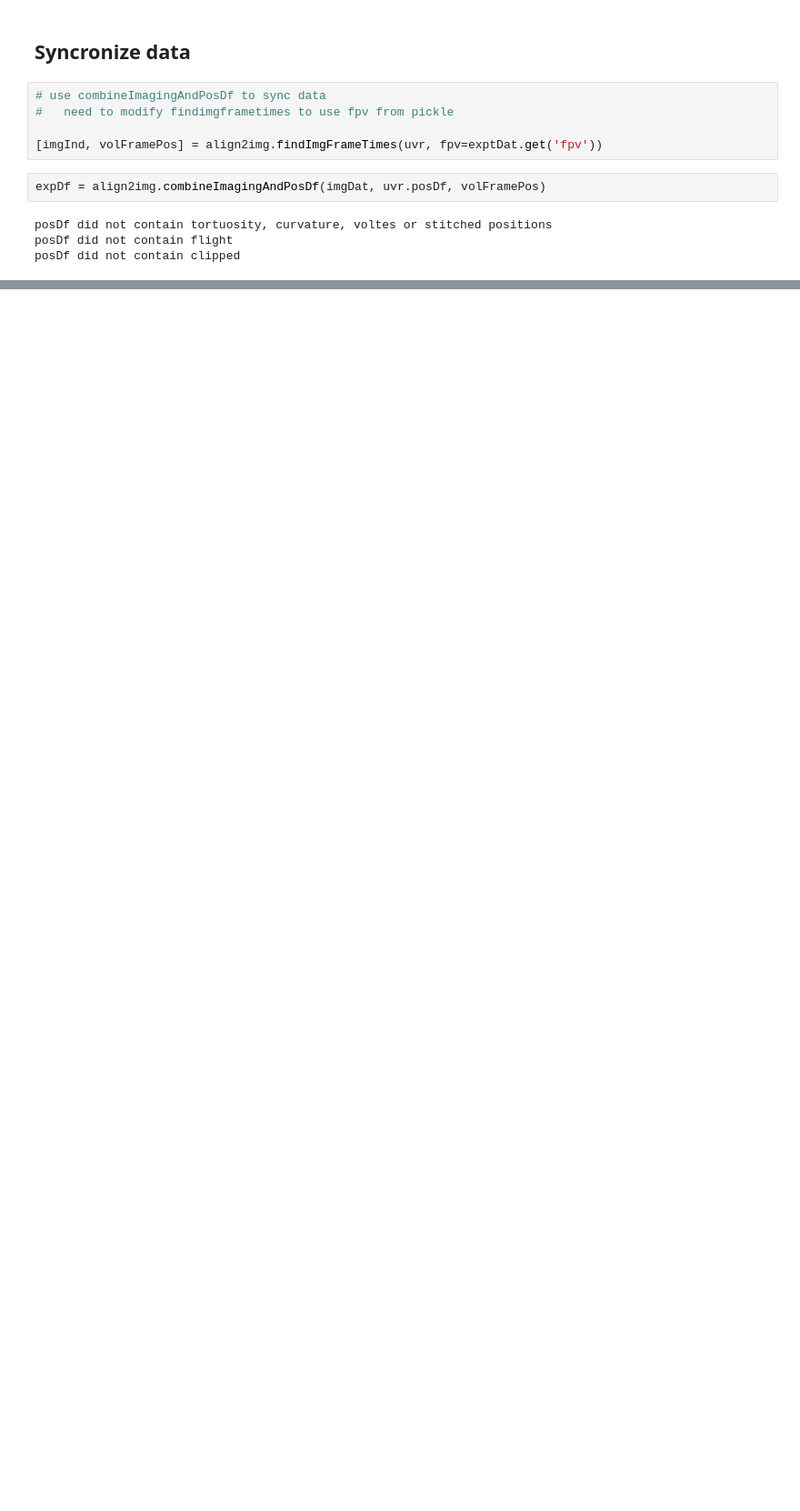
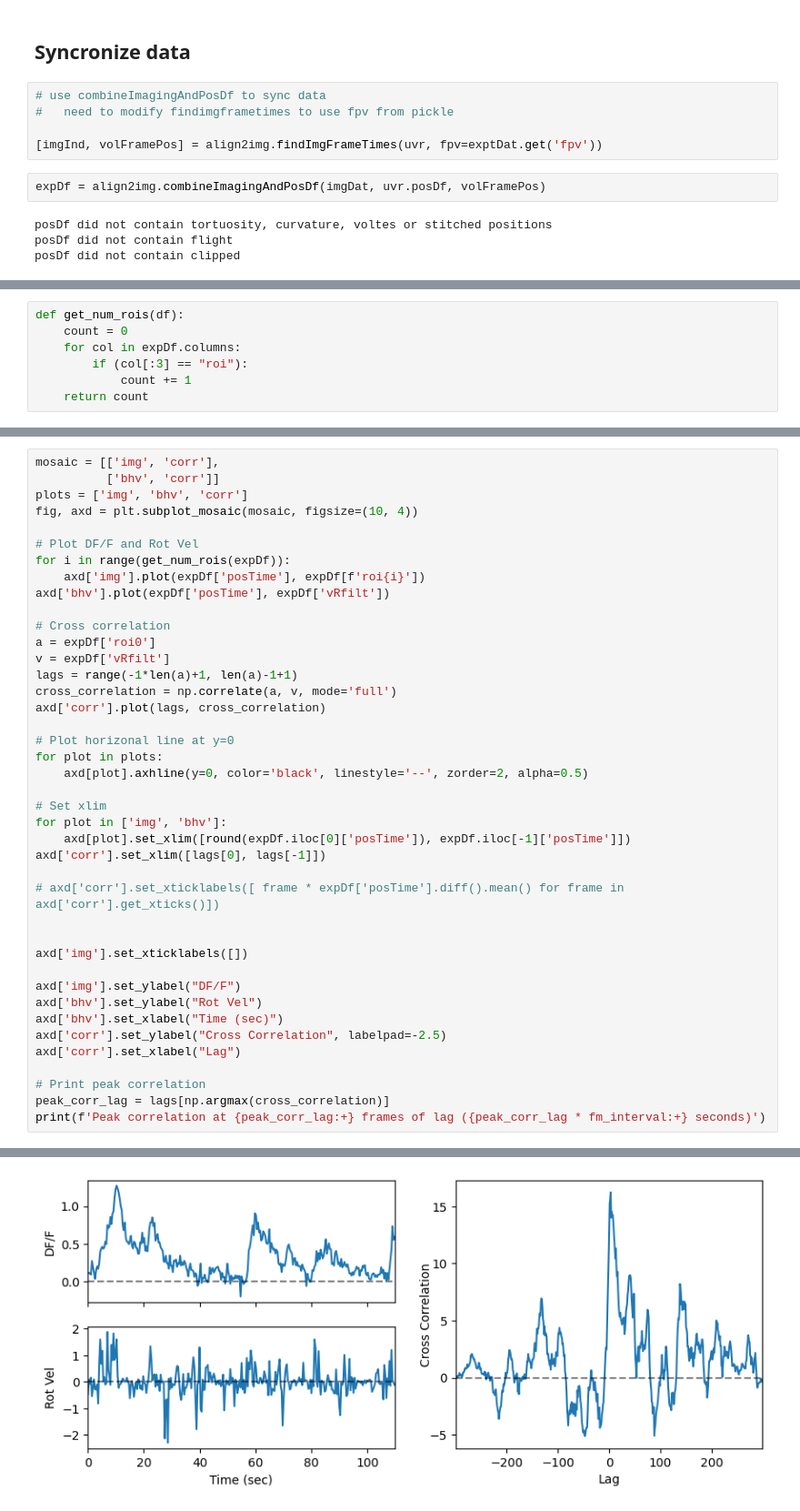
Before and after one commit to T-E-Lab/GULP, a Jupyter notebook: gulp2p/scripts/sync_bhv_img_data.ipynb, the cells around one changed output, grey strips where cells are left out. Shown: that part at 91% size. Saved outputs shown, nothing was run; the diff lists cells and outputs as text; blank space fills up the shorter version.

Commit message:
Update sync_bhv_img_data to show cross correlation

```diff
--- a/gulp2p/scripts/sync_bhv_img_data.ipynb
+++ b/gulp2p/scripts/sync_bhv_img_data.ipynb
@@ -128,0 +111,7 @@ Text(0.5, 0, 'time (sec)')
+# %%
+def get_num_rois(df):
+    count = 0
+    for col in expDf.columns:
+        if (col[:3] == "roi"):
+            count += 1
+    return count
@@ -128,0 +123,42 @@ Text(0.5, 0, 'time (sec)')
+# %%
+mosaic = [['img', 'corr'],
+          ['bhv', 'corr']]
+plots = ['img', 'bhv', 'corr']
+fig, axd = plt.subplot_mosaic(mosaic, figsize=(10, 4))
+
+# Plot DF/F and Rot Vel
+for i in range(get_num_rois(expDf)):
+    axd['img'].plot(expDf['posTime'], expDf[f'roi{i}'])
+axd['bhv'].plot(expDf['posTime'], expDf['vRfilt'])
+
+# Cross correlation
+a = expDf['roi0']
+v = expDf['vRfilt']
+lags = range(-1*len(a)+1, len(a)-1+1)
+cross_correlation = np.correlate(a, v, mode='full')
+axd['corr'].plot(lags, cross_correlation)
+
+# Plot horizonal line at y=0
+for plot in plots:
+    axd[plot].axhline(y=0, color='black', linestyle='--', zorder=2, alpha=0.5)
+
+# Set xlim
+for plot in ['img', 'bhv']:
+    axd[plot].set_xlim([round(expDf.iloc[0]['posTime']), expDf.iloc[-1]['posTime']])
+axd['corr'].set_xlim([lags[0], lags[-1]])
+
+# axd['corr'].set_xticklabels([ frame * expDf['posTime'].diff().mean() for frame in axd['corr'].get_xticks()])
+
+
+axd['img'].set_xticklabels([])
+
+axd['img'].set_ylabel("DF/F")
+axd['bhv'].set_ylabel("Rot Vel")
+axd['bhv'].set_xlabel("Time (sec)")
+axd['corr'].set_ylabel("Cross Correlation", labelpad=-2.5)
+axd['corr'].set_xlabel("Lag")
+
+# Print peak correlation
+peak_corr_lag = lags[np.argmax(cross_correlation)]
+print(f'Peak correlation at {peak_corr_lag:+} frames of lag ({peak_corr_lag * fm_interval:+} seconds)')
+# %% [output]
@@ -128,0 +166 @@ Text(0.5, 0, 'time (sec)')
+[figure, added]
```
Also changed, not shown: parts of 10 cells of this notebook.
